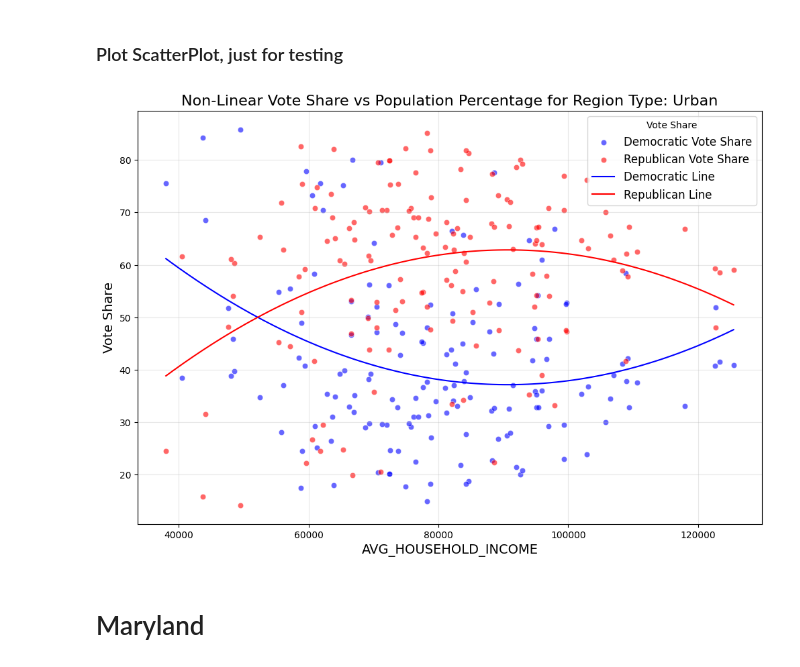
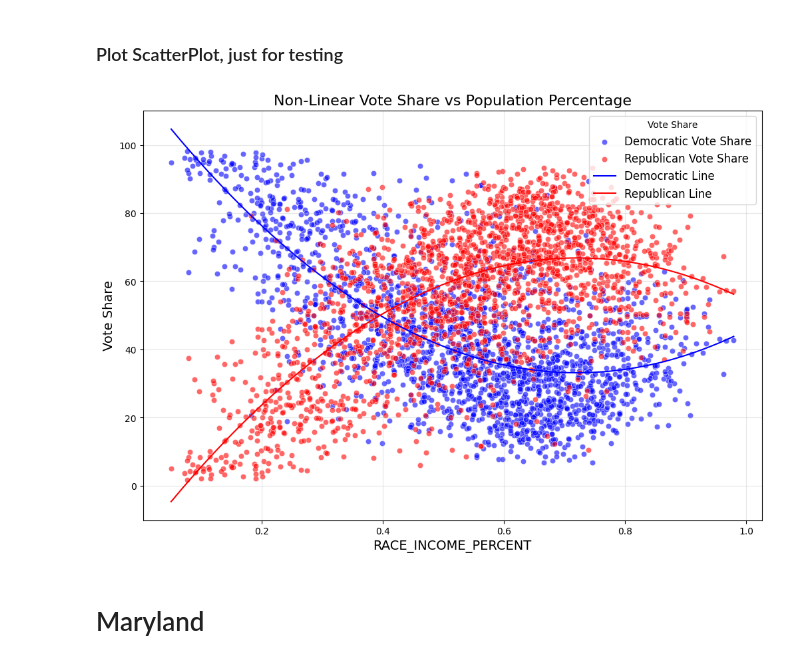
Before and after one commit to SBU-CSE-416/votifier, a Jupyter notebook: server/data/preprocess_gingles.ipynb, the cells around one changed output. Cells and saved outputs as stored; diff of their text form; code cells hidden in the pictures.

```diff
--- a/server/data/preprocess_gingles.ipynb
+++ b/server/data/preprocess_gingles.ipynb
@@ -156,9 +188,9 @@ Index(['UNIQUE_ID', 'NAME', 'Prec_Code', 'CONG_DIST', 'TOT_POP22',
        'OTH_NHSP22'],
       dtype='object')
 # %%
-sc_white_pop_vote_share_df = process_population_vote_share(sc_race_df, sc_election_gov_df, sc_region_type_df, sc_econ_df, 'WHITE_PERCENT', 'WHT_NHSP22')
-sc_black_pop_vote_share_df = process_population_vote_share(sc_race_df, sc_election_gov_df, sc_region_type_df, sc_econ_df, 'BLACK_PERCENT', 'BLK_NHSP22')
-sc_asian_pop_vote_share_df = process_population_vote_share(sc_race_df, sc_election_gov_df, sc_region_type_df, sc_econ_df, 'ASIAN_PERCENT', 'ASN_NHSP22')
+sc_white_pop_vote_share_df = process_population_vote_share(sc_race_df, sc_election_gov_df, sc_region_type_df, sc_econ_df, 'RACE_PERCENT', 'WHT_NHSP22')
+sc_black_pop_vote_share_df = process_population_vote_share(sc_race_df, sc_election_gov_df, sc_region_type_df, sc_econ_df, 'RACE_PERCENT', 'BLK_NHSP22')
+sc_asian_pop_vote_share_df = process_population_vote_share(sc_race_df, sc_election_gov_df, sc_region_type_df, sc_econ_df, 'RACE_PERCENT', 'ASN_NHSP22')
 sc_hispanic_pop_vote_share_df = process_population_vote_share(sc_race_df, sc_election_gov_df, sc_region_type_df, sc_econ_df, 'HISPANIC_PERCENT', 'HSP_POP22')
 sc_income_pop_vote_share_df = process_income_vote_share(sc_election_gov_df, sc_region_type_df, sc_econ_df)
 # %% [markdown]
@@ -204,15 +238,15 @@ open ('states/south_carolina/gingles/sc_gingles_precinct_income_analysis.json',
 ### Plot ScatterPlot, just for testing
 # %%
 plot_vote_share_vs_population(
-    df=sc_income_pop_vote_share_df,
-    population_col='AVG_HOUSEHOLD_INCOME',
+    df=sc_white_pop_vote_share_df,
+    population_col='RACE_INCOME_PERCENT',
     dem_col='DEMOCRATIC_VOTE_SHARE',
     rep_col='REPUBLICAN_VOTE_SHARE',
-    region_type='urban',
+    region_type='all',
     degree=2
 )
 # %% [output]
-[figure, old version]
+[figure, new version]
 # %% [markdown]
 # Maryland
 # %%
```
Also changed, not shown: parts of 9 cells of this notebook, 4 other files.
